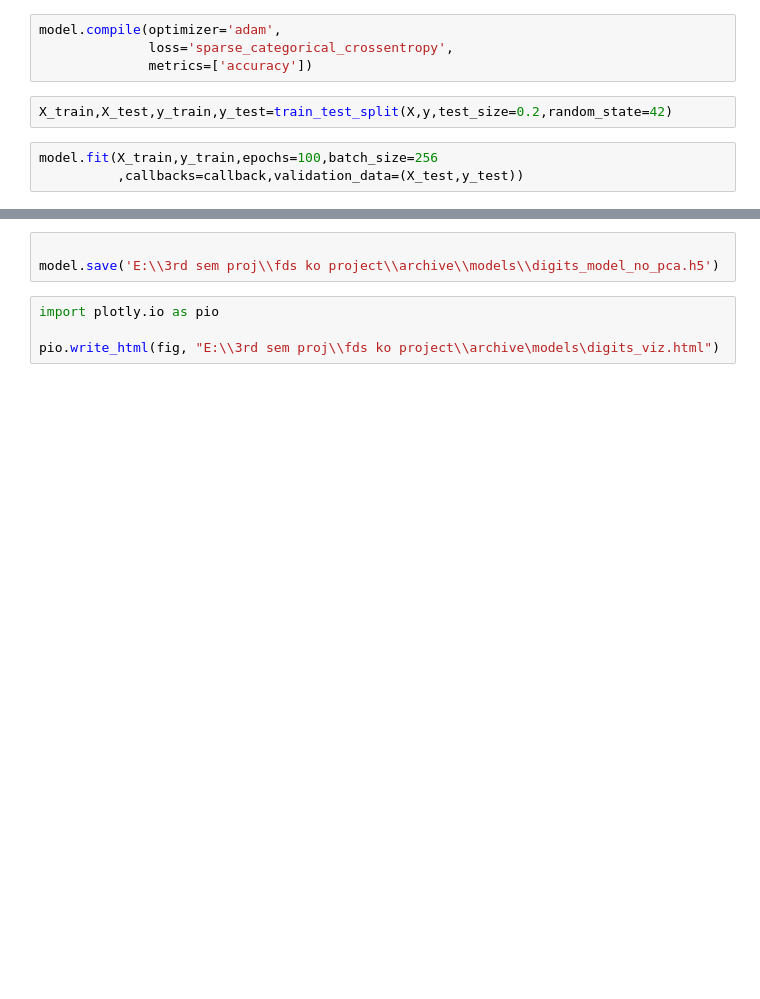
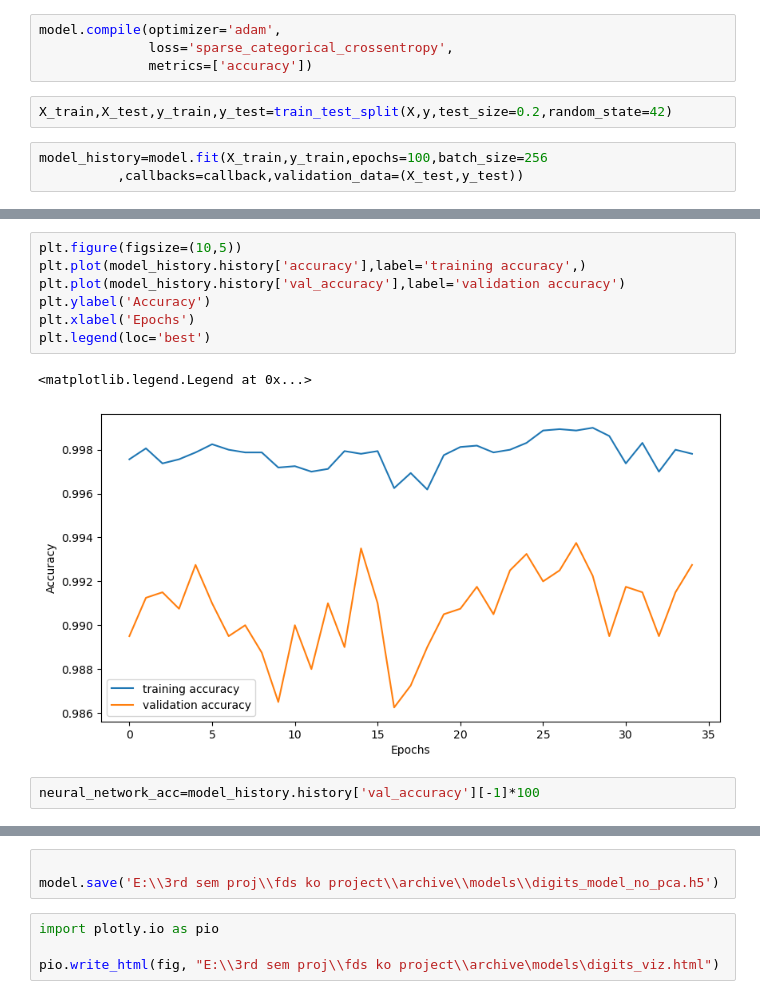
Before and after one commit to PratyushKattel/Digit_classifier, a Jupyter notebook: notebooks/classifying_digits.ipynb, the cells around one changed output, grey strips where cells are left out. Drawn from its saved outputs; the diff is of its cells as text; blank space fills up the shorter version.

```diff
--- a/notebooks/classifying_digits.ipynb
+++ b/notebooks/classifying_digits.ipynb
@@ -193,7 +207,7 @@ model.compile(optimizer='adam',
 # %%
 X_train,X_test,y_train,y_test=train_test_split(X,y,test_size=0.2,random_state=42)
 # %%
-model.fit(X_train,y_train,epochs=100,batch_size=256
+model_history=model.fit(X_train,y_train,epochs=100,batch_size=256
           ,callbacks=callback,validation_data=(X_test,y_test))
 # %% [output]
 Epoch 1/100
@@ -216,0 +230,12 @@ Epoch 39: early stopping
+# %%
+plt.figure(figsize=(10,5))
+plt.plot(model_history.history['accuracy'],label='training accuracy',)
+plt.plot(model_history.history['val_accuracy'],label='validation accuracy')
+plt.ylabel('Accuracy')
+plt.xlabel('Epochs')
+plt.legend(loc='best')
+# %% [output]
+<matplotlib.legend.Legend at 0x...>
+[figure, added]
+# %%
+neural_network_acc=model_history.history['val_accuracy'][-1]*100
```
Also changed, not shown: parts of 10 cells of this notebook, 2 other files.
